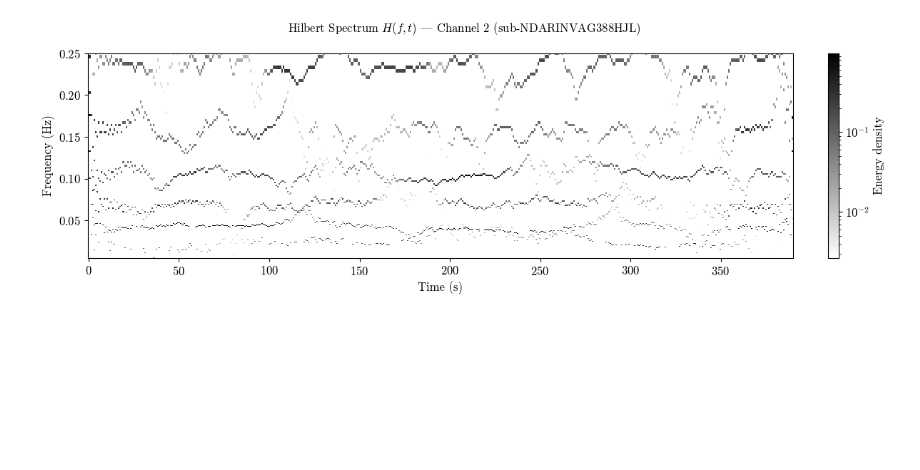
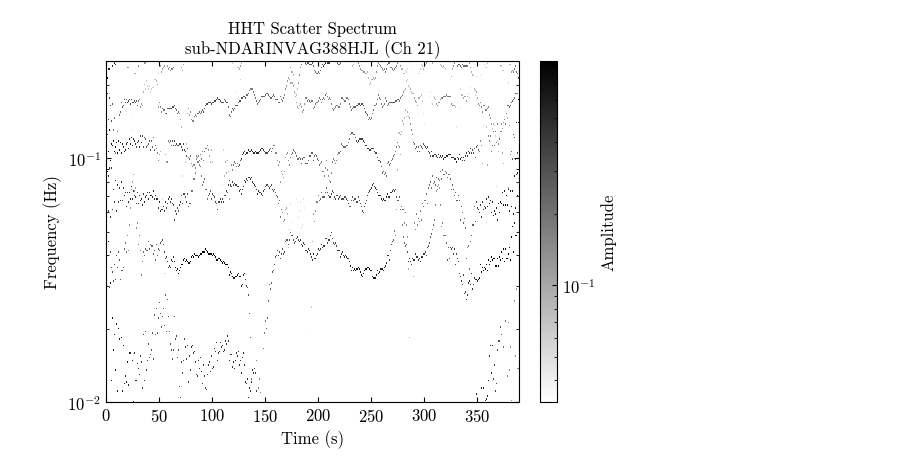
Before and after one commit to ipeglin/masters-thesis-supplementary, a Jupyter notebook: plotting/plot_hht_spectrogram.ipynb, the cells around one changed output. Drawn from its saved outputs; the diff is of its cells as text; code cells hidden in the pictures; blank space fills up the shorter version.

```diff
--- a/plotting/plot_hht_spectrogram.ipynb
+++ b/plotting/plot_hht_spectrogram.ipynb
@@ -66,32 +144,66 @@ envelope:                (12, 432, 488)  [n_modes, n_channels, n_timepoints]
 # %%
 # ---------------------------------------------------------------------------
-# Plot: 2D Hilbert spectrum H(omega, t) per channel
+# Plot helper
 # ---------------------------------------------------------------------------
-cmap = "gray_r"
+out_dir = REPO_ROOT / "figures" / get_name()
+out_dir.mkdir(parents=True, exist_ok=True)
+
+
+def plot_spectrum_2d(data, title, ch, cmap="gray_r", log_norm=True):
+    """Plot [N_BINS, n_t] as a 2D spectrogram with frequency on y-axis."""
+    H = data[ch]          # [N_BINS, n_t]  — bin 0 = F_MAX, bin 223 = F_MIN
+    H_plot    = H[::-1, :]          # flip: low freq at bottom
+    freq_plot = FREQ_AXIS[::-1]
+
+    pos = H_plot[H_plot > 0]
+    if log_norm and pos.size > 0:
+        norm = mcolors.LogNorm(vmin=np.percentile(pos, 1), vmax=np.percentile(pos, 99))
+    else:
+        norm = None
+
+    fig, ax = plt.subplots()
+    mesh = ax.pcolormesh(
+        time_axis, freq_plot, H_plot,
+        shading="auto", cmap=cmap, norm=norm,
+        linewidth=0, antialiased=False, edgecolors="none", rasterized=True,
+    )
+    ax.set_yscale("log")
+    ax.set_xlabel("Time (s)")
+    ax.set_ylabel("Frequency (Hz)")
+    ax.set_ylim(F_MIN, F_MAX)
+    ax.set_title(f"{title}\n{subject_id} (Ch {ch})")
+    fig.colorbar(mesh, ax=ax, label="Amplitude")
+    return fig
+
 
 for ch in channels_to_plot:
-    H = hilbert_spectrum[ch]  # shape [n_freq, n_timepoints]
+    # --- HHT ---
+    fig = plot_spectrum_2d(hht, "HHT Scatter Spectrum", ch)
+    out_path = out_dir / f"{subject_id}_ch-{ch}_hht.pdf"
+    fig.savefig(out_path, format="pdf")
+    print(f"Saved: {out_path}")
+    plt.show()
+    plt.close(fig)
 
-    pos = H[H > 0]
-    if pos.size > 0:
-        vmin = np.percentile(pos, 1)
-        vmax = np.percentile(pos, 99)
-        norm = mcolors.LogNorm(vmin=vmin, vmax=vmax)
-    else:
-        vmin, vmax = H.min(), H.max()
-        norm = mcolors.Normalize(vmin=vmin, vmax=vmax)
+    # --- HHT smoothed ---
+    fig = plot_spectrum_2d(hht_smoothed, "HHT Frequency-Smoothed", ch)
+    out_path = out_dir / f"{subject_id}_ch-{ch}_hht_smoothed.pdf"
+    fig.savefig(out_path, format="pdf")
+    print(f"Saved: {out_path}")
+    plt.show()
+    plt.close(fig)
 
-    fig, ax = plt.subplots(
-      figsize=(12, 4)
-      )
-    fig.suptitle(f"Hilbert Spectrum $H(f, t)$ | Channel {ch} ({SUBJECT_ID})")
-
-    mesh = ax.pcolormesh(time_axis, freq_axis, H, shading="auto", cmap=cmap, norm=norm)
-    ax.set_ylabel("Frequency (Hz)")
-    # ax.set_yscale("log")
-    ax.set_ylim(0.005, 0.25)
+    # --- HHT IE ---
+    ie = hht_ie[ch]  # [n_t]
+    fig, ax = plt.subplots()
+    ax.plot(time_axis, ie, color="k")
     ax.set_xlabel("Time (s)")
-    fig.colorbar(mesh, ax=ax, label="Energy density")
-
-plt.show()
+    ax.set_ylabel(r"IE  $\sum_\omega H^2(\omega,t)$")
+    ax.set_title(f"HHT Instantaneous Energy\n{subject_id} (Ch {ch})")
+    ax.grid(True, alpha=0.3)
+    out_path = out_dir / f"{subject_id}_ch-{ch}_hht_ie.pdf"
+    fig.savefig(out_path, format="pdf")
+    print(f"Saved: {out_path}")
+    plt.show()
+    plt.close(fig)
 # %% [output]
@@ -98 +211 @@ plt.show()
-[figure, old version]
+[figure, new version]
```
Also changed, not shown: parts of 8 cells of this notebook, 2 other files.
